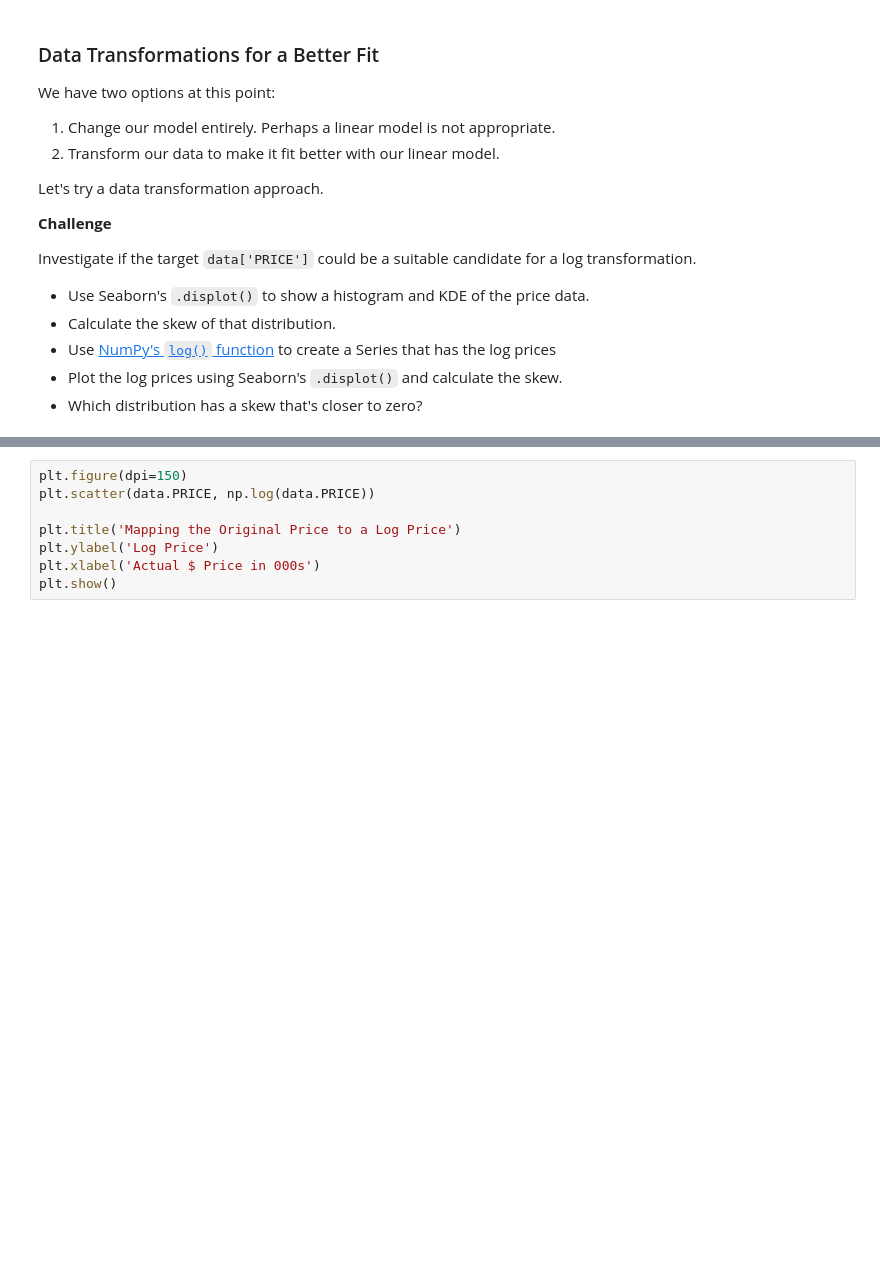
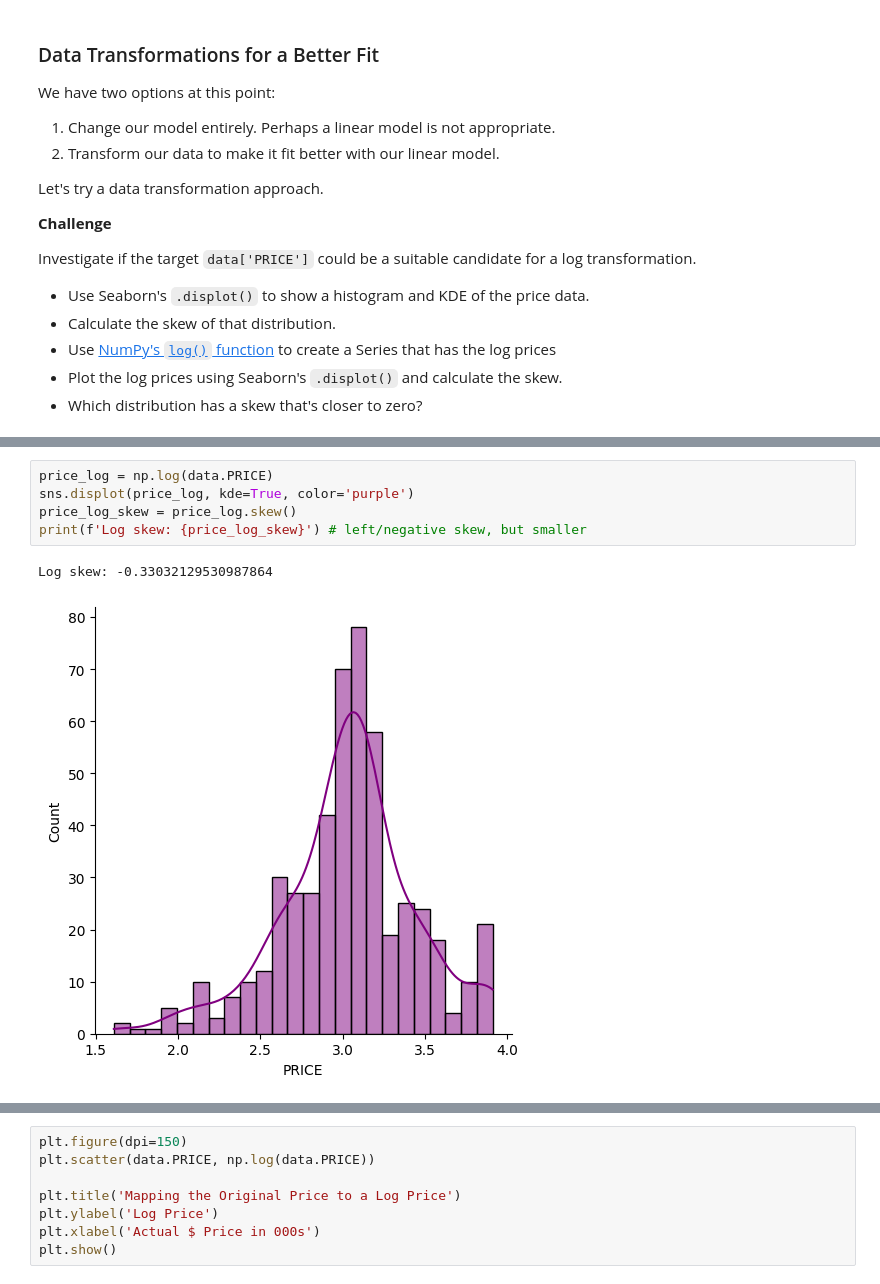
Before and after one commit to bluescreenlife/100-days-of-code, a Jupyter notebook: day_81_capstone_predict_house_prices/Multivariable_Regression_and_Valuation_Model_(start).ipynb, the cells around one changed output, grey strips where cells are left out. Drawn from its saved outputs; the diff is of its cells as text; blank space fills up the shorter version.

```diff
--- a/day_81_capstone_predict_house_prices/Multivariable_Regression_and_Valuation_Model_(start).ipynb
+++ b/day_81_capstone_predict_house_prices/Multivariable_Regression_and_Valuation_Model_(start).ipynb
@@ -558,3 +564,11 @@ Investigate if the target `data['PRICE']` could be a suitable candidate for a lo
+# %%
+price_log = np.log(data.PRICE)
+sns.displot(price_log, kde=True, color='purple')
+price_log_skew = price_log.skew()
+print(f'Log skew: {price_log_skew}') # left/negative skew, but smaller
+# %% [output]
+Log skew: -0.33032129530987864
+[figure, added]
 # %% [markdown]
 #### How does the log transformation work?
 
```
Also changed, not shown: parts of 7 cells of this notebook.
